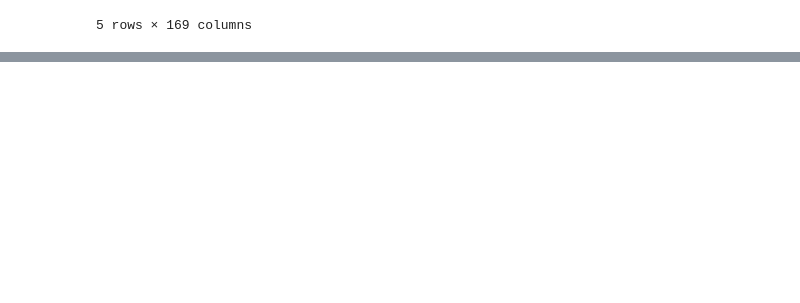
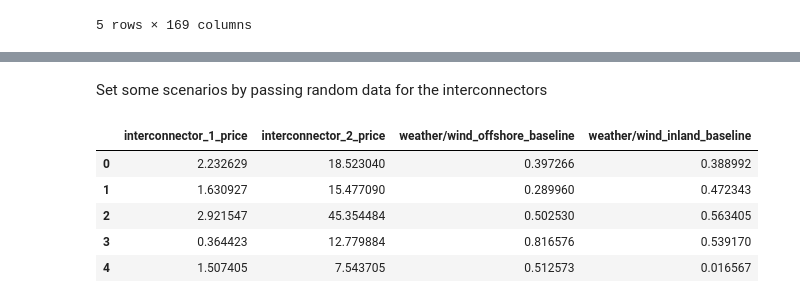
Before and after one commit to robcalon/pyetm, a Jupyter notebook: examples/OLD.ipynb, the cells around one changed output, grey strips where cells are left out. Saved outputs shown, nothing was run; the diff lists cells and outputs as text; code cells hidden in the pictures; blank space fills up the shorter version.

```diff
--- a/examples/introduction.ipynb
+++ b/examples/OLD.ipynb
@@ -121,0 +144,27 @@ It is also possible to upload custom curves for a select number of parameters. T
+# %% [markdown]
+Set some scenarios by passing random data for the interconnectors
+# %%
+import numpy as np
+import pandas as pd
+
+# create prices for interconnectors
+con1 = pd.Series(np.random.rand(8760)*3, name='interconnector_1_price')
+con2 = pd.Series(np.random.rand(8760)*49, name='interconnector_2_price')
+con3 = pd.Series(np.random.rand(8760)*5, name='interconnector_3_price')
+
+# create capacity factors for wind
+offshore = pd.Series(np.random.rand(8760), name='weather/wind_offshore_baseline')
+onshore = pd.Series(np.random.rand(8760), name='weather/wind_inland_baseline')
+
+# merge series in dataframe
+ccurves = pd.concat([con1, con2, offshore, onshore], axis=1)
+
+# show random data
+ccurves.head()
+# %% [output]
+|  | interconnector_1_price | interconnector_2_price | weather/wind_offshore_baseline | weather/wind_inland_baseline |
+| 0 | 2.232629 | 18.523040 | 0.397266 | 0.388992 |
+| 1 | 1.630927 | 15.477090 | 0.289960 | 0.472343 |
+| 2 | 2.921547 | 45.354484 | 0.502530 | 0.563405 |
+| 3 | 0.364423 | 12.779884 | 0.816576 | 0.539170 |
+| 4 | 1.507405 | 7.543705 | 0.512573 | 0.016567 |
```
Also changed, not shown: parts of 5 cells of this notebook, 10 other files.
